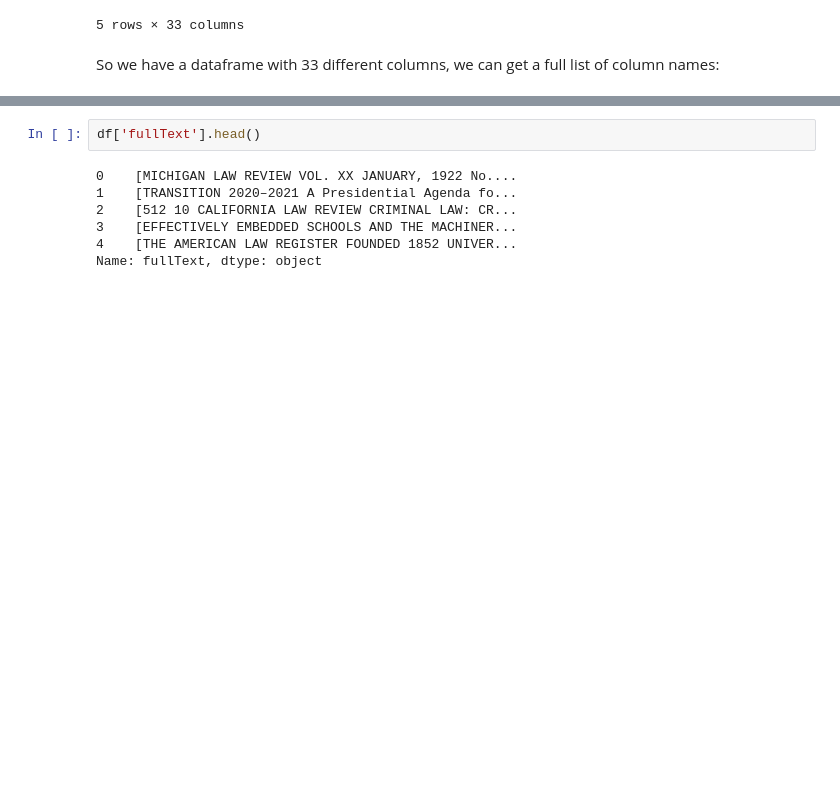
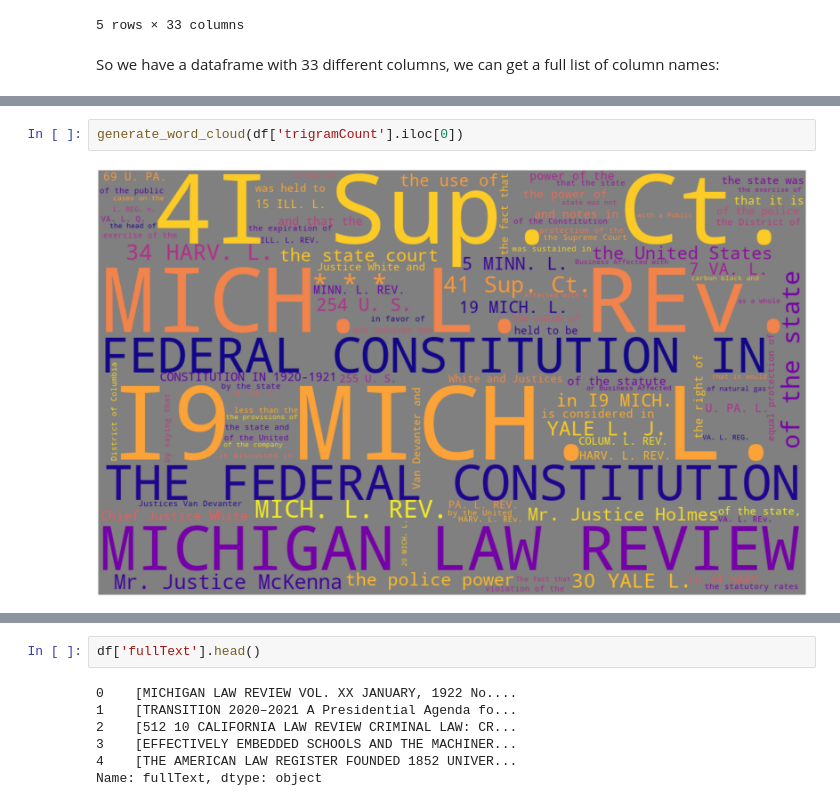
Before and after one commit to kspicer80/jstor_teaching_demo, a Jupyter notebook: jstor_testing_notebook.ipynb, the cells around one changed output, grey strips where cells are left out. Cells and saved outputs as stored; diff of their text form; blank space fills up the shorter version.

```diff
--- a/jstor_testing_notebook.ipynb
+++ b/jstor_testing_notebook.ipynb
@@ -38,0 +92,4 @@ Index(['words', 'counts'], dtype='object')
+# %%
+generate_word_cloud(df['trigramCount'].iloc[0])
+# %% [output]
+[figure, added]
```
Also changed, not shown: parts of 35 cells of this notebook.
